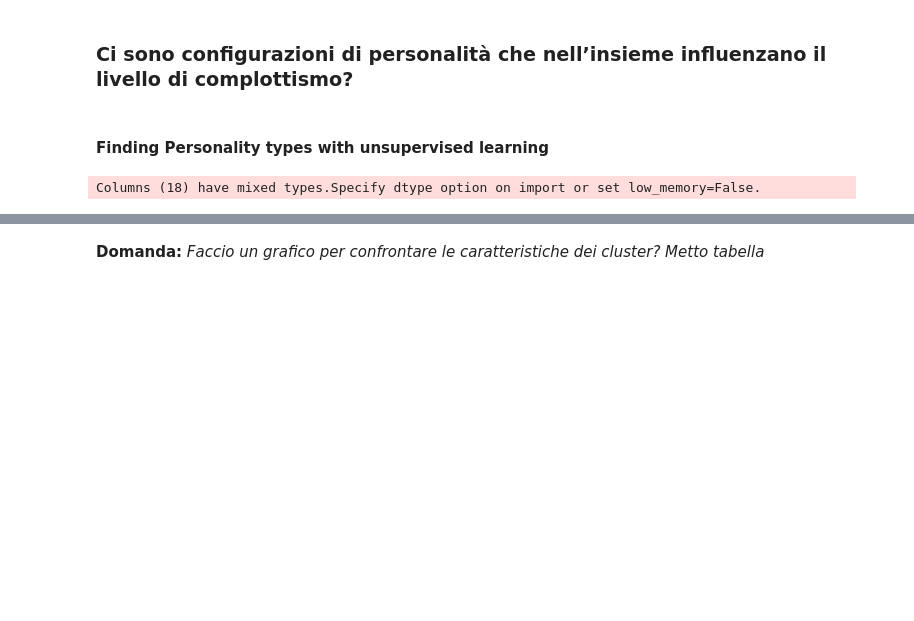
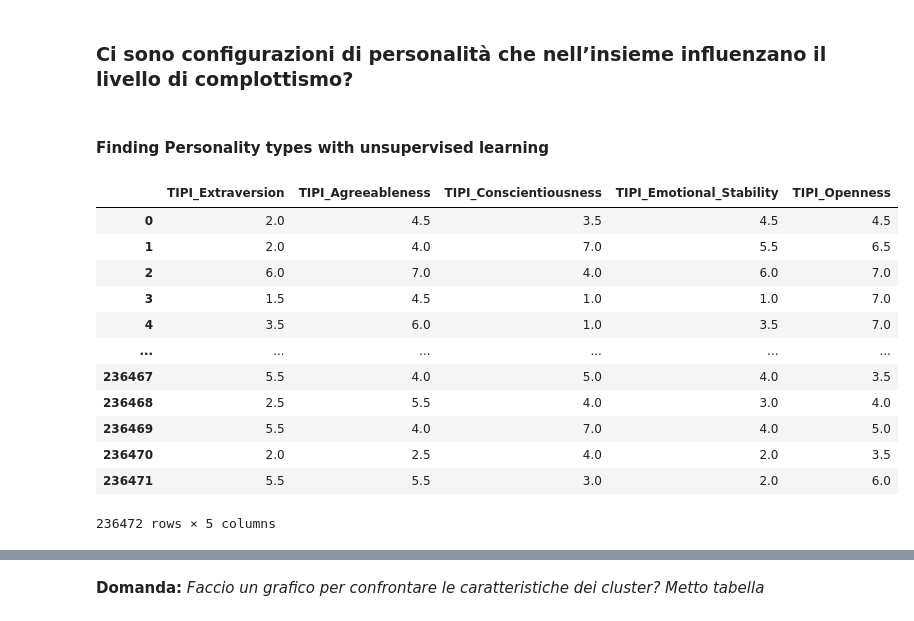
Before and after one commit to bolps/conspiracy, a Jupyter notebook: gcbs_exploration_and_models.ipynb, the cells around one changed output, grey strips where cells are left out. Saved outputs shown, nothing was run; the diff lists cells and outputs as text; code cells hidden in the pictures; blank space fills up the shorter version.

```diff
--- a/gcbs_exploration_and_models.ipynb
+++ b/gcbs_exploration_and_models.ipynb
@@ -882,4 +887,17 @@ personality_conspiracy_corr_df
 # %%
-tipi_df = pd.read_csv('https://raw.githubusercontent.com/bolps/conspiracy/main/TIPI_openpsychometrics_collection.csv')
+tipi_df = pd.read_csv('https://raw.githubusercontent.com/bolps/conspiracy/main/TIPI_openpsychometrics_collection.csv', usecols=['TIPI_Extraversion','TIPI_Agreeableness','TIPI_Conscientiousness','TIPI_Emotional_Stability','TIPI_Openness'])
+tipi_df
 # %% [output]
+|  | TIPI_Extraversion | TIPI_Agreeableness | TIPI_Conscientiousness | TIPI_Emotional_Stability | TIPI_Openness |
+| 0 | 2.0 | 4.5 | 3.5 | 4.5 | 4.5 |
+| 1 | 2.0 | 4.0 | 7.0 | 5.5 | 6.5 |
+| 2 | 6.0 | 7.0 | 4.0 | 6.0 | 7.0 |
+| 3 | 1.5 | 4.5 | 1.0 | 1.0 | 7.0 |
+| 4 | 3.5 | 6.0 | 1.0 | 3.5 | 7.0 |
+| ... | ... | ... | ... | ... | ... |
+| 236467 | 5.5 | 4.0 | 5.0 | 4.0 | 3.5 |
+| 236468 | 2.5 | 5.5 | 4.0 | 3.0 | 4.0 |
+| 236469 | 5.5 | 4.0 | 7.0 | 4.0 | 5.0 |
+| 236470 | 2.0 | 2.5 | 4.0 | 2.0 | 3.5 |
+| 236471 | 5.5 | 5.5 | 3.0 | 2.0 | 6.0 |
-Columns (18) have mixed types.Specify dtype option on import or set low_memory=False.
+236472 rows × 5 columns
```
Also changed, not shown: parts of 38 cells of this notebook, 2 other files.
